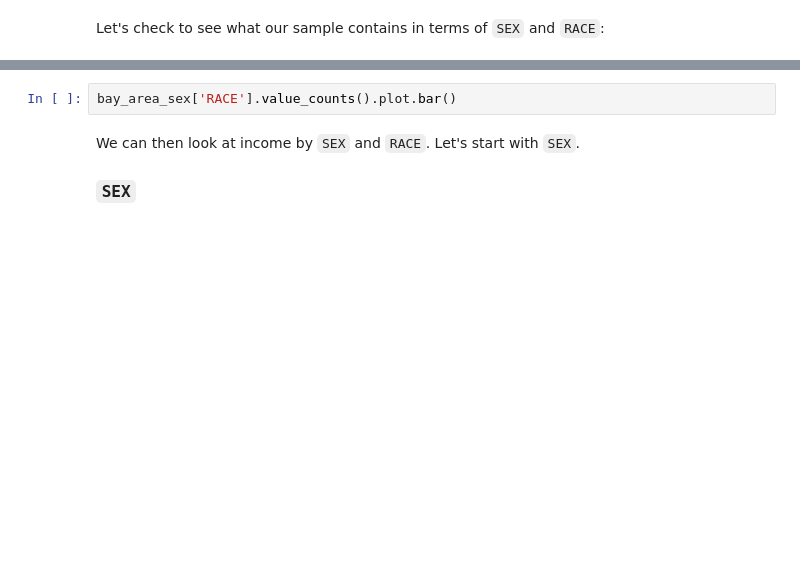
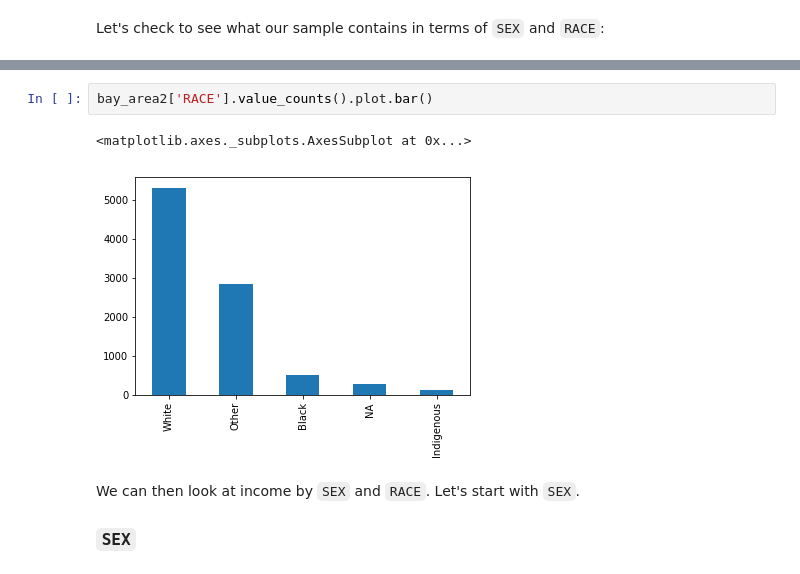
Before and after one commit to ds-modules/GWS-131, a Jupyter notebook: 02-Analysis.ipynb, the cells around one changed output, grey strips where cells are left out. Cells and saved outputs as stored; diff of their text form; blank space fills up the shorter version.

```diff
--- a/02-Analysis.ipynb
+++ b/02-Analysis.ipynb
@@ -346,5 +569,8 @@ bay_area_sex['RACE'].value_counts()
 # %%
-bay_area_sex['RACE'].value_counts().plot.bar()
+bay_area2['RACE'].value_counts().plot.bar()
+# %% [output]
+<matplotlib.axes._subplots.AxesSubplot at 0x...>
+[figure, added]
 # %% [markdown]
 We can then look at income by `SEX` and `RACE`. Let's start with `SEX`.
 
```
Also changed, not shown: parts of 64 cells of this notebook.
